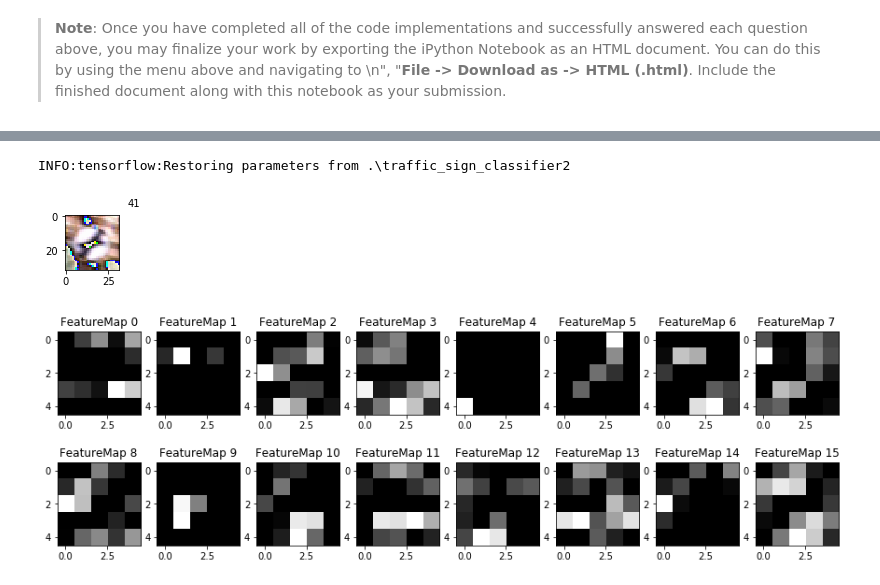
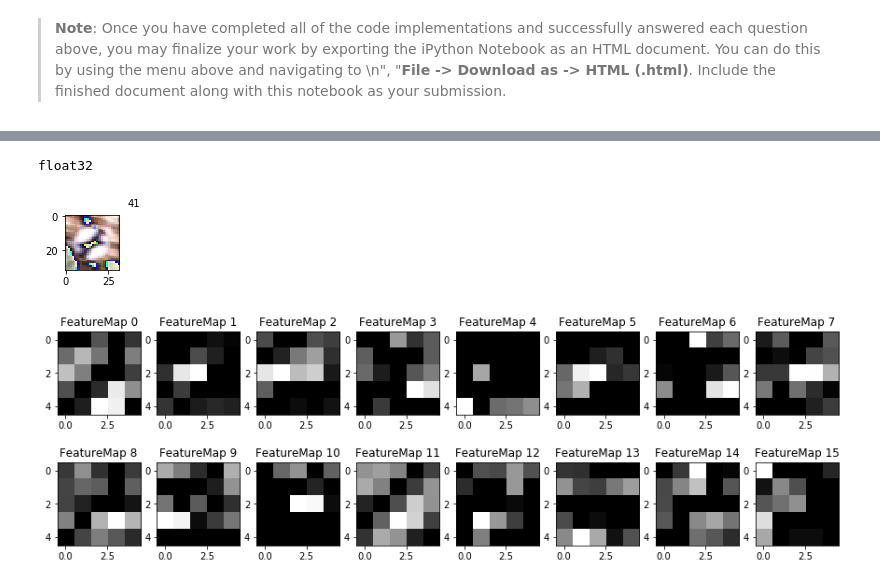
Before and after one commit to stBecker/CarND-Traffic-Sign-Classifier-Project, a Jupyter notebook: Traffic_Sign_Classifier.ipynb, the cells around one changed output, grey strips where cells are left out. Drawn from its saved outputs; the diff is of its cells as text; code cells hidden in the pictures.

Commit message:
Prepare initial submission

```diff
--- a/Traffic_Sign_Classifier.ipynb
+++ b/Traffic_Sign_Classifier.ipynb
@@ -940,12 +577,2 @@ INFO:tensorflow:Restoring parameters from .\traffic_sign_classifier2
 # %% [markdown]
 ### Analyze Performance
-# %%
-### Calculate the accuracy for these 5 new images.
-### For example, if the model predicted 1 out of 5 signs correctly, it's 20% accurate on these new images.
-with tf.Session() as sess:
-    saver.restore(sess, tf.train.latest_checkpoint('.'))
-
-    pred = sess.run(correct_prediction, feed_dict={x: X_test2_norm, y: y_test2, keep_prob: 1.})
-    print(pred)
-    test_accuracy = evaluate(X_test2_norm, y_test2)
-    print("Test Accuracy = {:.3f}".format(test_accuracy))
@@ -1002,7 +625,17 @@ top5 = tf.nn.top_k(sm, k=5)
 with tf.Session() as sess:
     saver.restore(sess, tf.train.latest_checkpoint('.'))
 
+    y_prime = sess.run(prediction, feed_dict={x: X_test2_norm, y: y_test2, keep_prob: 1.})
+    print("Predictions: " + str(y_prime))
+
+    pred = sess.run(correct_prediction, feed_dict={x: X_test2_norm, y: y_test2, keep_prob: 1.})
+    print("Is it correct?: " + str(pred))
+    test_accuracy = evaluate(X_test2_norm, y_test2)
+    print("Test Accuracy = {:.3f}".format(test_accuracy))
+
     t5 = sess.run(top5, feed_dict={x: X_test2_norm, y: y_test2, keep_prob: 1.})
     print(t5)
-    print(y_test2)
+    print("Real traffic sign classes "+ str(y_test2))
+
+    pred_test_data = sess.run(prediction, feed_dict={x: X_test_norm, y: y_test, keep_prob: 1.})
 # %% [output]
@@ -1025,9 +685,8 @@ TopKV2(values=array([[  1.00000000e+00,   0.00000000e+00,   0.00000000e+00,
 # %%
-y=t5[0]
 for i, y in enumerate(t5[0]):
     N = len(y)
-    x = np.arange(1, N+1)
-    plt.bar(x+0.2*i,y, width=0.2)
+    x_ticks = np.arange(1, N+1)
+    plt.bar(x_ticks+0.2*i,y, width=0.2)
 plt.legend([13, 14, 15,  2, 28], loc='upper right')
 # %% [output]
 <matplotlib.legend.Legend at 0x...>
@@ -1073,7 +791,8 @@ def outputFeatureMap(image_input, tf_activation, activation_min=-1, activation_m
     # image_input =
     # Note: x should be the same name as your network's tensorflow data placeholder variable
     # If you get an error tf_activation is not defined it may be having trouble accessing the variable from inside a function
-    activation = tf_activation.eval(session=sess,feed_dict={x : image_input, keep_prob: 1.})
+#     activation = tf_activation.eval(session=sess, feed_dict={x : image_input, keep_prob: 1.})
+    activation = tf_activation.eval(feed_dict={x : image_input, keep_prob: 1.})
     featuremaps = activation.shape[3]
     plt.figure(plt_num, figsize=(15,15))
     for featuremap in range(featuremaps):
@@ -1089,20 +808,18 @@ def outputFeatureMap(image_input, tf_activation, activation_min=-1, activation_m
             plt.imshow(activation[0,:,:, featuremap], interpolation="nearest", cmap="gray")
 # %%
 with tf.Session() as sess:
-    #sess.run(tf.global_variables_initializer())
+#     sess.run(tf.global_variables_initializer())
     saver.restore(sess, tf.train.latest_checkpoint('.'))
 
     image_input = X_train_norm[42:43]
-    tf_activation = conv1
     fig=plt.figure(figsize=(1,1))
     fig.text(1,1,y_train[42])
     plt.imshow(image_input[0])
-    #print(image_input.shape)
-    #outputFeatureMap(image_input, tf_activation, plt_num=3)
-    outputFeatureMap(image_input, conv2, plt_num=3)
+    print(image_input.dtype)
+    outputFeatureMap(image_input, conv2, plt_num=2)
 # %% [output]
-INFO:tensorflow:Restoring parameters from .\traffic_sign_classifier2
+float32
 [figure]
-[figure, old version]
+[figure, new version]
 # %%
 with tf.Session() as sess:
```
Also changed, not shown: parts of 58 cells of this notebook, 9 other files.
